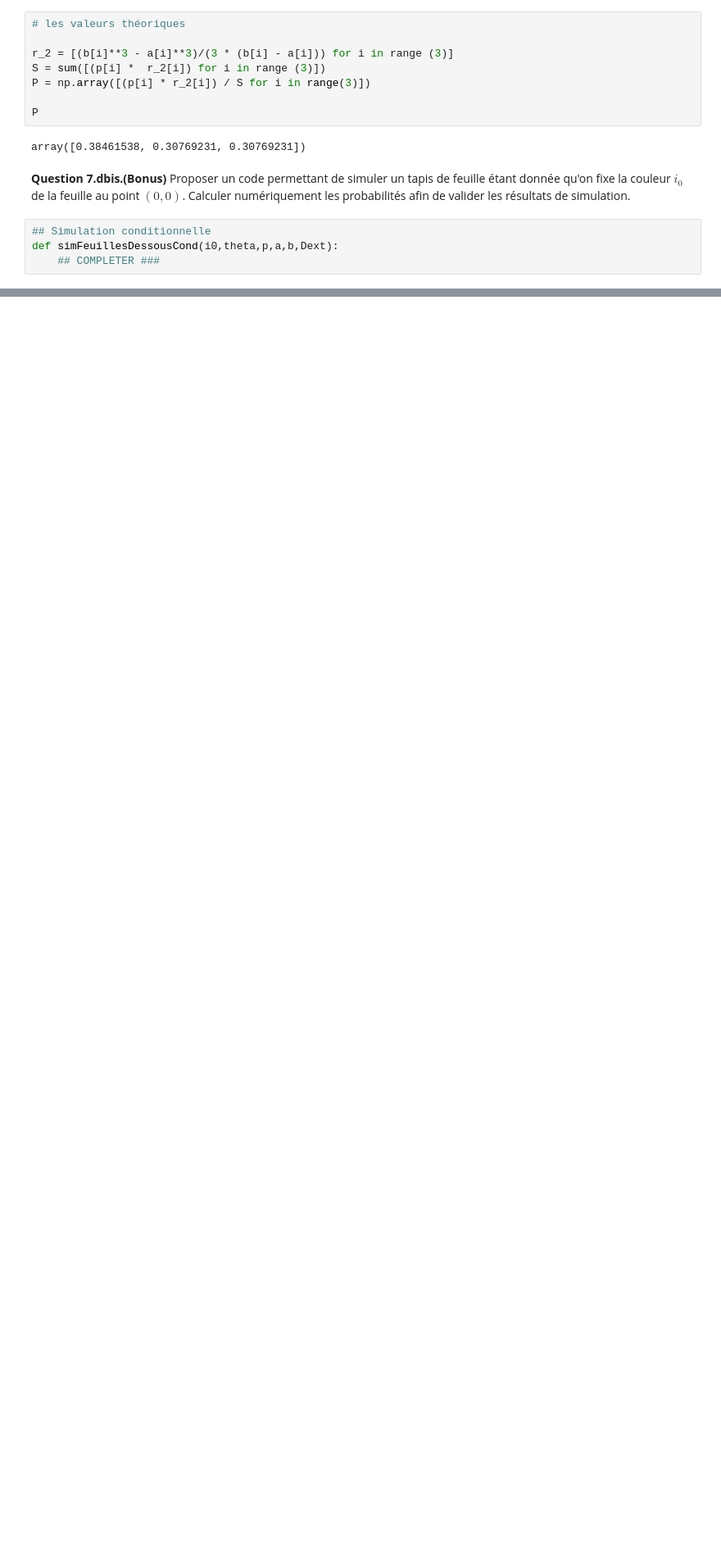
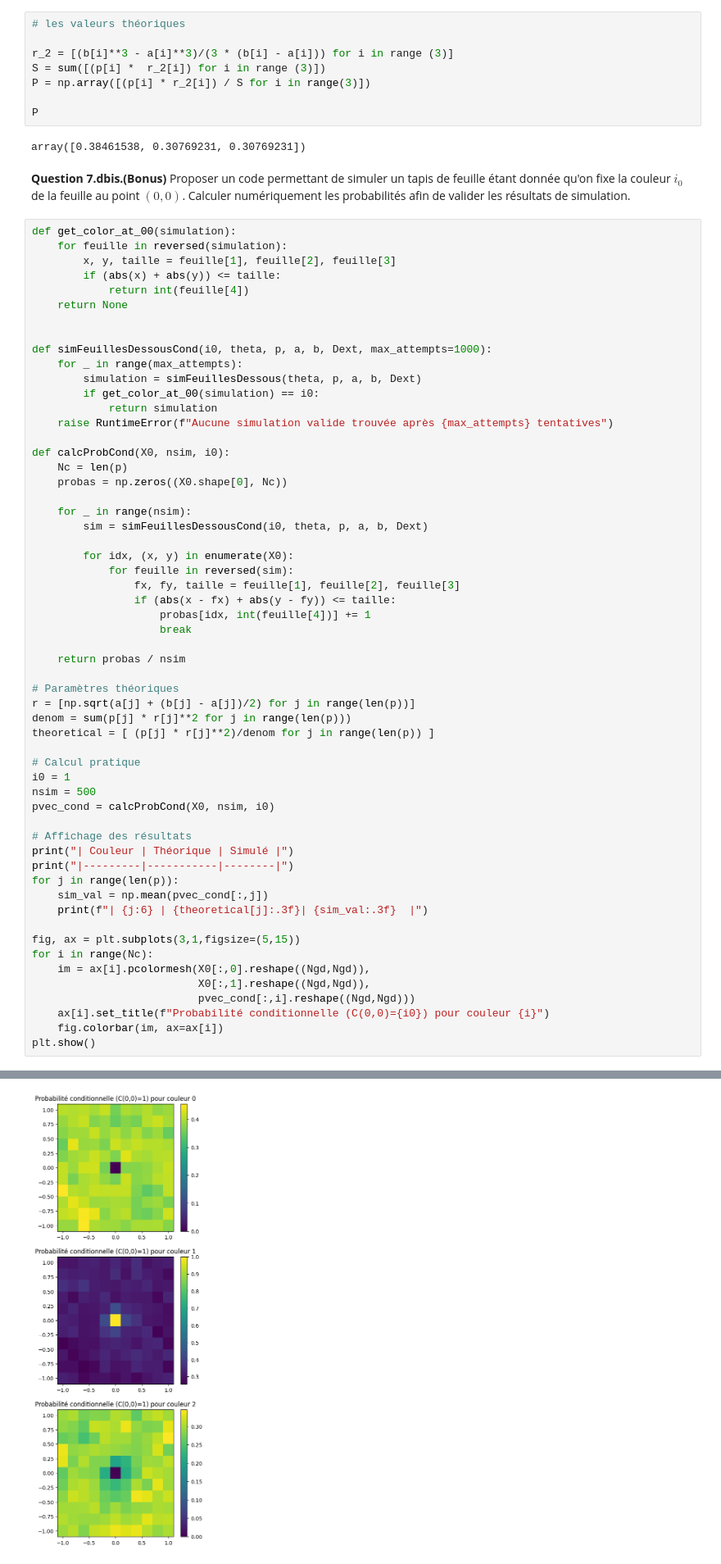
Before and after one commit to HBoiarsky/DM-probas-mines, a Jupyter notebook: PN_Probas_24-25_VF.ipynb, the cells around one changed output, grey strips where cells are left out. Shown at 82% size. Cells and saved outputs as stored; diff of their text form; blank space fills up the shorter version.

```diff
--- a/PN_Probas_24-25_VF.ipynb
+++ b/PN_Probas_24-25_VF.ipynb
@@ -1240,7 +1249,61 @@ P
 array([0.38461538, 0.30769231, 0.30769231])
 # %% [markdown]
 **Question 7.dbis.(Bonus)** Proposer un code permettant de simuler un tapis de feuille étant donnée qu'on fixe la couleur $i_0$ de la feuille au point $(0,0)$. Calculer numériquement les probabilités afin de valider les résultats de simulation.
-# %%
-## Simulation conditionnelle
-def simFeuillesDessousCond(i0,theta,p,a,b,Dext):
-    ## COMPLETER ###
+# %%
+def get_color_at_00(simulation):
+    for feuille in reversed(simulation):
+        x, y, taille = feuille[1], feuille[2], feuille[3]
+        if (abs(x) + abs(y)) <= taille:
+            return int(feuille[4])
+    return None
+
+
+def simFeuillesDessousCond(i0, theta, p, a, b, Dext, max_attempts=1000):
+    for _ in range(max_attempts):
+        simulation = simFeuillesDessous(theta, p, a, b, Dext)
+        if get_color_at_00(simulation) == i0:
+            return simulation
+    raise RuntimeError(f"Aucune simulation valide trouvée après {max_attempts} tentatives")
+
+def calcProbCond(X0, nsim, i0):
+    Nc = len(p)
+    probas = np.zeros((X0.shape[0], Nc))
+
+    for _ in range(nsim):
+        sim = simFeuillesDessousCond(i0, theta, p, a, b, Dext)
+
+        for idx, (x, y) in enumerate(X0):
+            for feuille in reversed(sim):
+                fx, fy, taille = feuille[1], feuille[2], feuille[3]
+                if (abs(x - fx) + abs(y - fy)) <= taille:
+                    probas[idx, int(feuille[4])] += 1
+                    break
+
+    return probas / nsim
+
+# Paramètres théoriques
+r = [np.sqrt(a[j] + (b[j] - a[j])/2) for j in range(len(p))]
+denom = sum(p[j] * r[j]**2 for j in range(len(p)))
+theoretical = [ (p[j] * r[j]**2)/denom for j in range(len(p)) ]
+
+# Calcul pratique
+i0 = 1
+nsim = 500
+pvec_cond = calcProbCond(X0, nsim, i0)
+
+# Affichage des résultats
+print("| Couleur | Théorique | Simulé |")
+print("|---------|-----------|--------|")
+for j in range(len(p)):
+    sim_val = np.mean(pvec_cond[:,j])
+    print(f"| {j:6} | {theoretical[j]:.3f}| {sim_val:.3f}  |")
+
+fig, ax = plt.subplots(3,1,figsize=(5,15))
+for i in range(Nc):
+    im = ax[i].pcolormesh(X0[:,0].reshape((Ngd,Ngd)),
+                          X0[:,1].reshape((Ngd,Ngd)),
+                          pvec_cond[:,i].reshape((Ngd,Ngd)))
+    ax[i].set_title(f"Probabilité conditionnelle (C(0,0)={i0}) pour couleur {i}")
+    fig.colorbar(im, ax=ax[i])
+plt.show()
+# %% [output]
@@ -1246,0 +1315 @@ def simFeuillesDessousCond(i0,theta,p,a,b,Dext):
+[figure, added]
```
Also changed, not shown: parts of 14 cells of this notebook.
